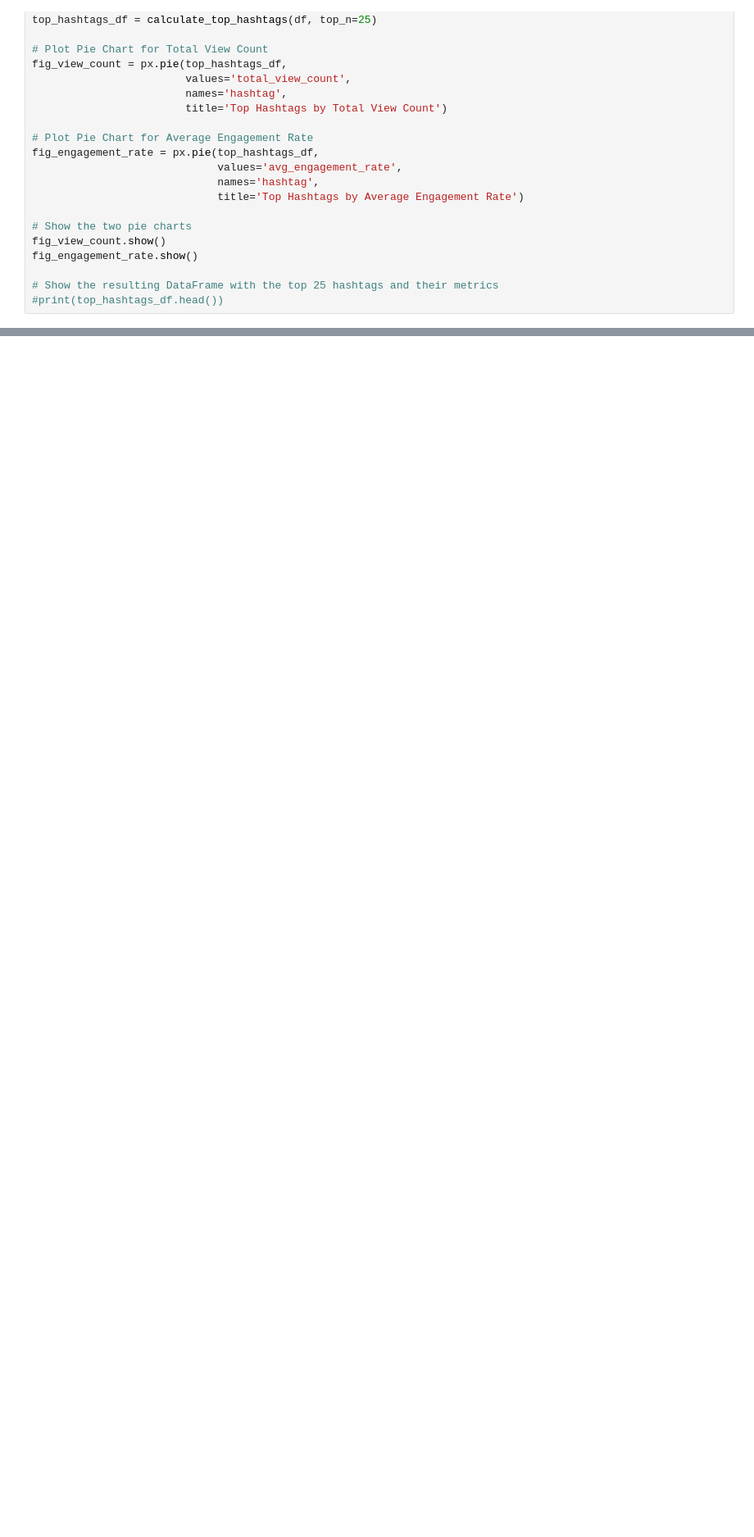
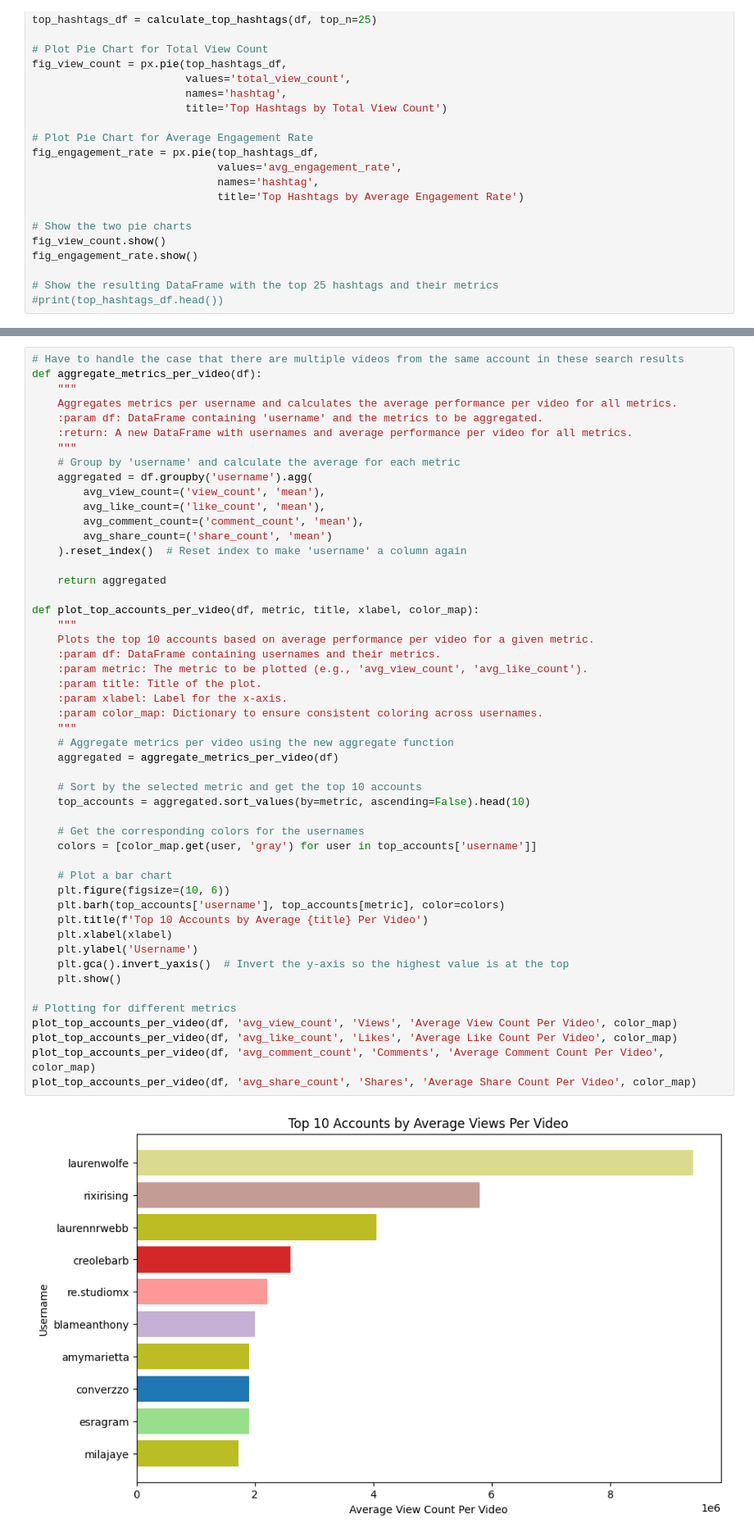
Before and after one commit to elementT1000/tiktok_niche, a Jupyter notebook: har_processing.ipynb, the cells around one changed output, grey strips where cells are left out. Shown at 82% size. Drawn from its saved outputs; the diff is of its cells as text; blank space fills up the shorter version.

```diff
--- a/har_processing.ipynb
+++ b/har_processing.ipynb
@@ -271,0 +320,52 @@ plot_top_videos(df, 'share_count', 'Shares', 'Share Count')
+# %%
+# Have to handle the case that there are multiple videos from the same account in these search results
+def aggregate_metrics_per_video(df):
+    """
+    Aggregates metrics per username and calculates the average performance per video for all metrics.
+    :param df: DataFrame containing 'username' and the metrics to be aggregated.
+    :return: A new DataFrame with usernames and average performance per video for all metrics.
+    """
+    # Group by 'username' and calculate the average for each metric
+    aggregated = df.groupby('username').agg(
+        avg_view_count=('view_count', 'mean'),
+        avg_like_count=('like_count', 'mean'),
+        avg_comment_count=('comment_count', 'mean'),
+        avg_share_count=('share_count', 'mean')
+    ).reset_index()  # Reset index to make 'username' a column again
+
+    return aggregated
+
+def plot_top_accounts_per_video(df, metric, title, xlabel, color_map):
+    """
+    Plots the top 10 accounts based on average performance per video for a given metric.
+    :param df: DataFrame containing usernames and their metrics.
+    :param metric: The metric to be plotted (e.g., 'avg_view_count', 'avg_like_count').
+    :param title: Title of the plot.
+    :param xlabel: Label for the x-axis.
+    :param color_map: Dictionary to ensure consistent coloring across usernames.
+    """
+    # Aggregate metrics per video using the new aggregate function
+    aggregated = aggregate_metrics_per_video(df)
+
+    # Sort by the selected metric and get the top 10 accounts
+    top_accounts = aggregated.sort_values(by=metric, ascending=False).head(10)
+
+    # Get the corresponding colors for the usernames
+    colors = [color_map.get(user, 'gray') for user in top_accounts['username']]
+
+    # Plot a bar chart
+    plt.figure(figsize=(10, 6))
+    plt.barh(top_accounts['username'], top_accounts[metric], color=colors)
+    plt.title(f'Top 10 Accounts by Average {title} Per Video')
+    plt.xlabel(xlabel)
+    plt.ylabel('Username')
+    plt.gca().invert_yaxis()  # Invert the y-axis so the highest value is at the top
+    plt.show()
+
+# Plotting for different metrics
+plot_top_accounts_per_video(df, 'avg_view_count', 'Views', 'Average View Count Per Video', color_map)
+plot_top_accounts_per_video(df, 'avg_like_count', 'Likes', 'Average Like Count Per Video', color_map)
+plot_top_accounts_per_video(df, 'avg_comment_count', 'Comments', 'Average Comment Count Per Video', color_map)
+plot_top_accounts_per_video(df, 'avg_share_count', 'Shares', 'Average Share Count Per Video', color_map)
+# %% [output]
+[figure, added]
```
Also changed, not shown: parts of 10 cells of this notebook, 1 other file.
